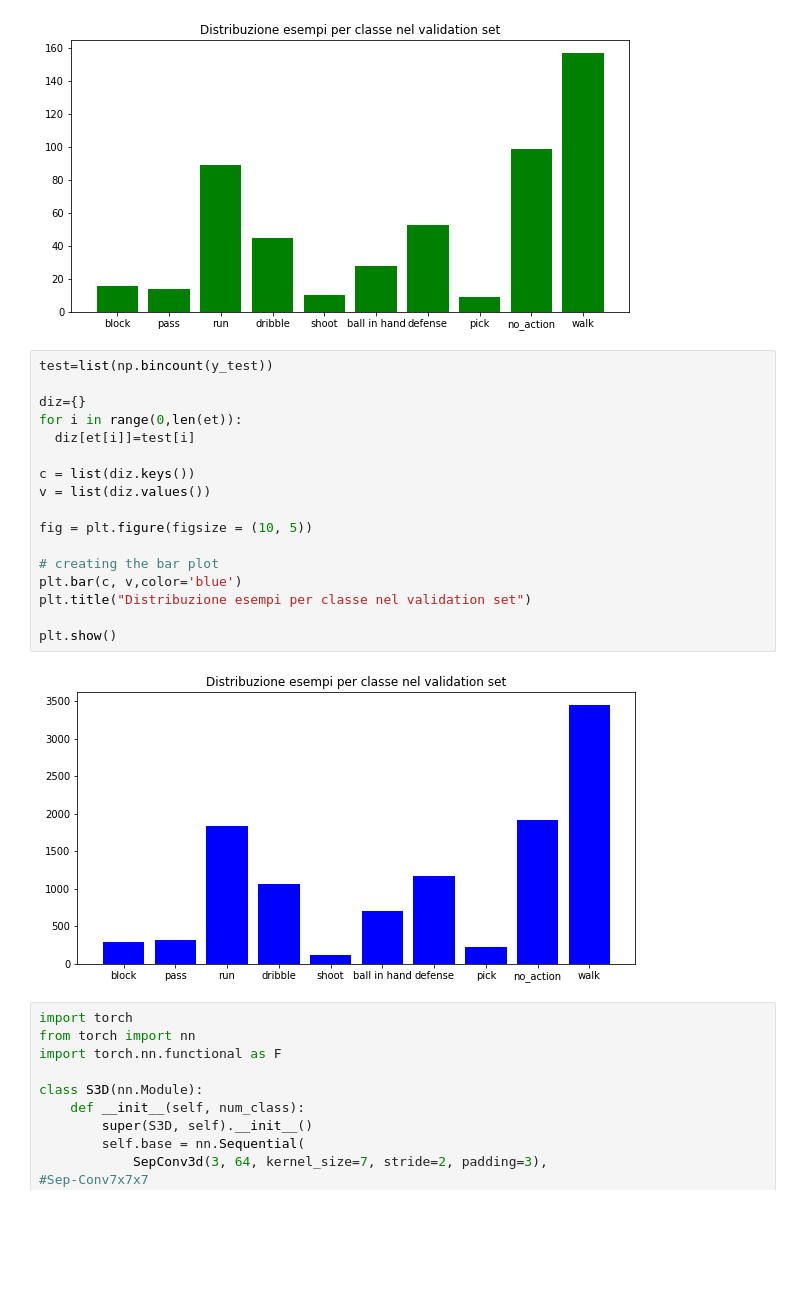
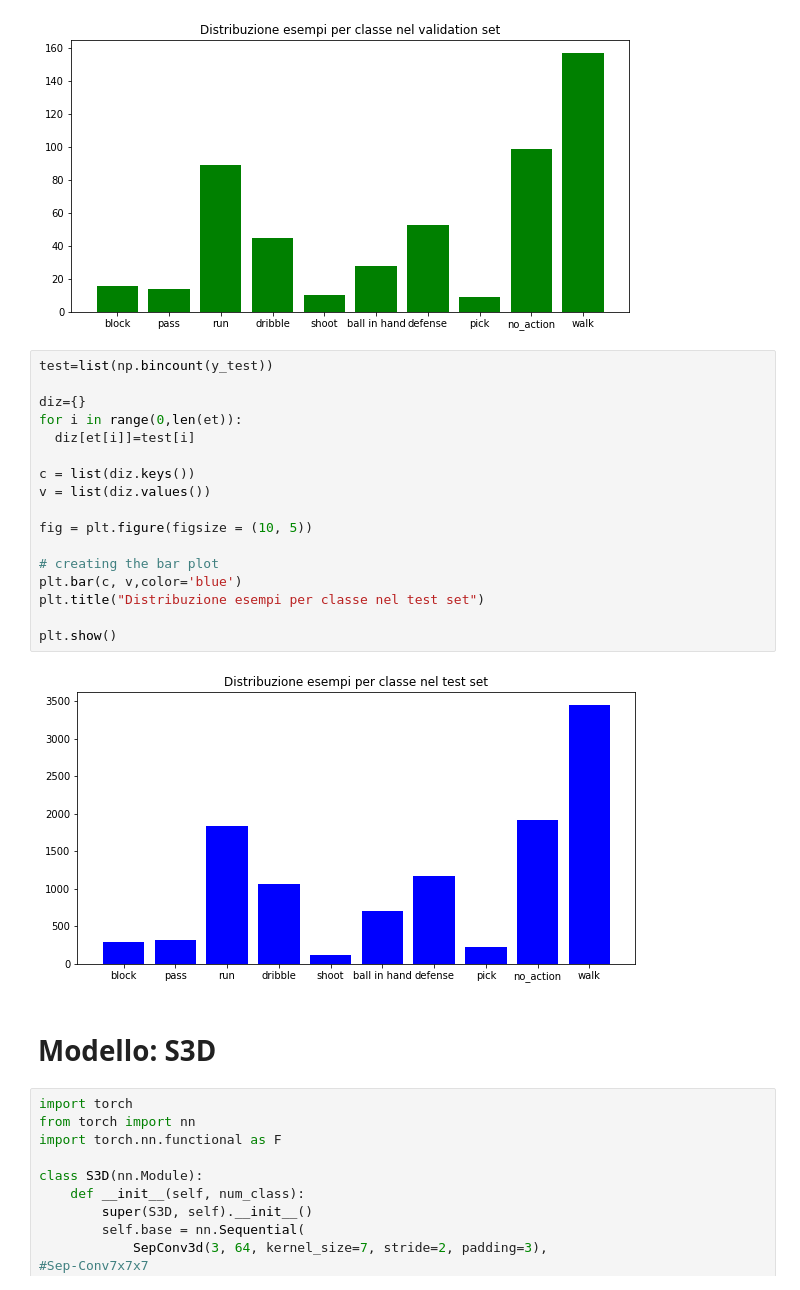
Before and after one commit to Elmaravilla7/ProgettoCV, a Jupyter notebook: Esame204898.ipynb, the cells around one changed output. Saved outputs shown, nothing was run; the diff lists cells and outputs as text; blank space fills up the shorter version.

```diff
--- a/Esame204898.ipynb
+++ b/Esame204898.ipynb
@@ -145,22 +166,24 @@ plt.show()
 # %%
 test=list(np.bincount(y_test))
 
 diz={}
 for i in range(0,len(et)):
   diz[et[i]]=test[i]
 
 c = list(diz.keys())
 v = list(diz.values())
 
 fig = plt.figure(figsize = (10, 5))
 
 # creating the bar plot
 plt.bar(c, v,color='blue')
-plt.title("Distribuzione esempi per classe nel validation set")
+plt.title("Distribuzione esempi per classe nel test set")
 
 plt.show()
 # %% [output]
-[figure, old version]
+[figure, new version]
+# %% [markdown]
+# Modello: **S3D**
 # %%
 import torch
 from torch import nn
```
Also changed, not shown: parts of 48 cells of this notebook.
